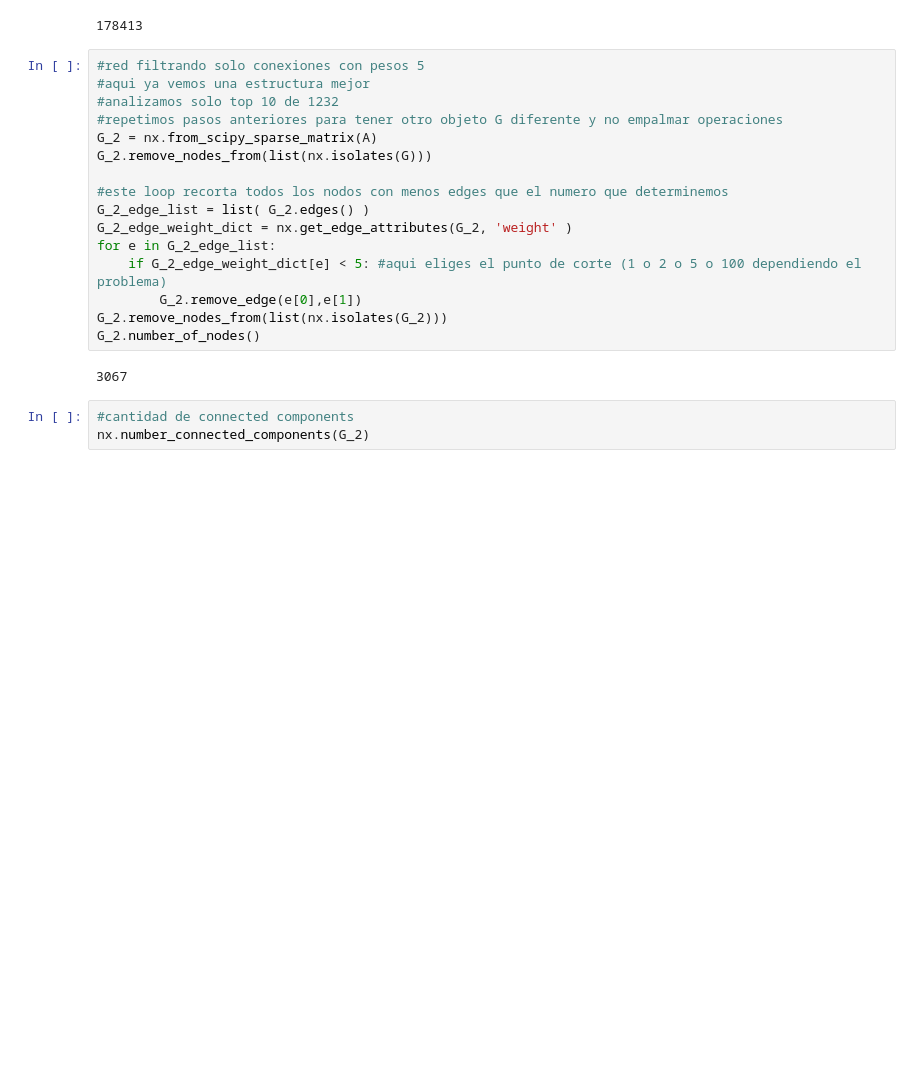
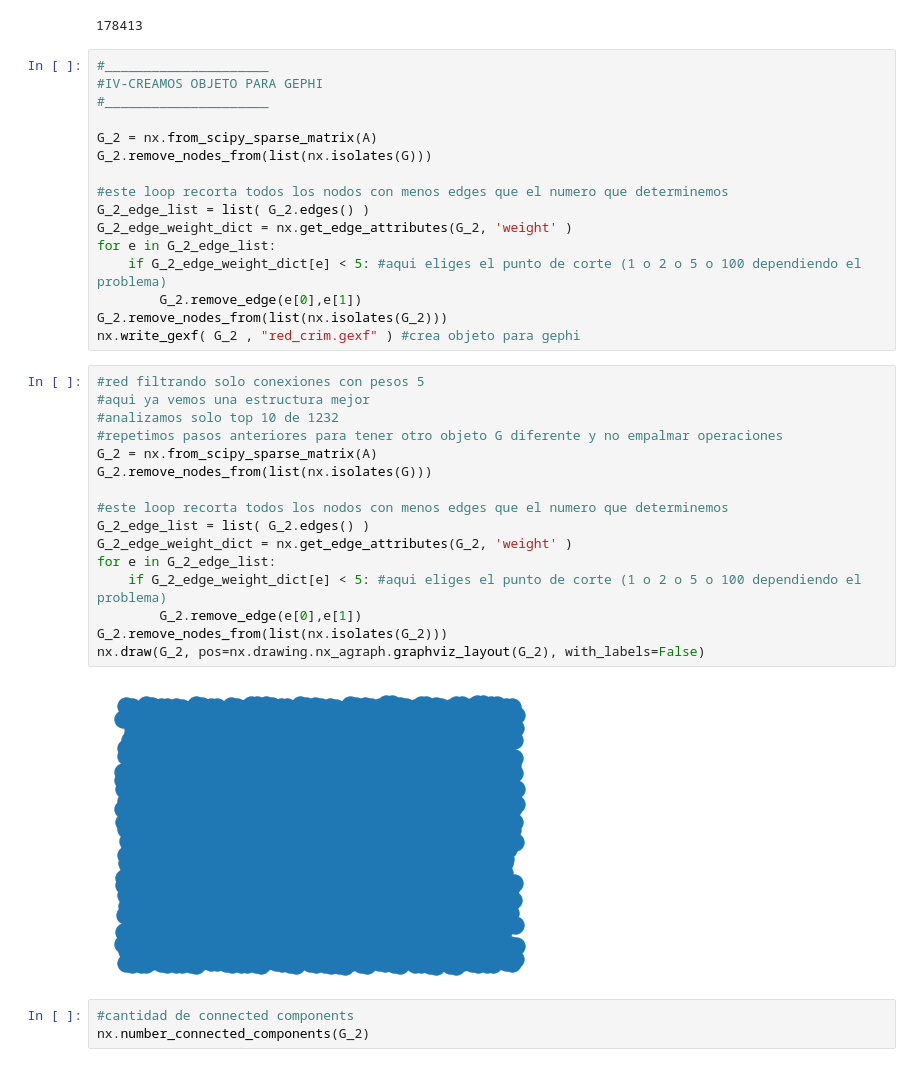
Before and after one commit to santibatte/criminal_communities, a Jupyter notebook: adj_matrix/script_base.ipynb, the cells around one changed output. Cells and saved outputs as stored; diff of their text form; blank space fills up the shorter version.

Commit message:
agregué codigo para generar archivo compatible con gephi

```diff
--- a/adj_matrix/script_base.ipynb
+++ b/adj_matrix/script_base.ipynb
@@ -115,24 +120,40 @@ G.number_of_nodes()#cantidad de nodos
 G.number_of_edges()#cantidad de edges
 # %% [output]
 178413
+# %%
+#_____________________
+#IV-CREAMOS OBJETO PARA GEPHI
+#_____________________
+
+G_2 = nx.from_scipy_sparse_matrix(A)
+G_2.remove_nodes_from(list(nx.isolates(G)))
+
+#este loop recorta todos los nodos con menos edges que el numero que determinemos
+G_2_edge_list = list( G_2.edges() )
+G_2_edge_weight_dict = nx.get_edge_attributes(G_2, 'weight' )
+for e in G_2_edge_list:
+    if G_2_edge_weight_dict[e] < 5: #aqui eliges el punto de corte (1 o 2 o 5 o 100 dependiendo el problema)
+        G_2.remove_edge(e[0],e[1])
+G_2.remove_nodes_from(list(nx.isolates(G_2)))
+nx.write_gexf( G_2 , "red_crim.gexf" ) #crea objeto para gephi
 # %%
 #red filtrando solo conexiones con pesos 5
 #aqui ya vemos una estructura mejor
 #analizamos solo top 10 de 1232
 #repetimos pasos anteriores para tener otro objeto G diferente y no empalmar operaciones
 G_2 = nx.from_scipy_sparse_matrix(A)
 G_2.remove_nodes_from(list(nx.isolates(G)))
 
 #este loop recorta todos los nodos con menos edges que el numero que determinemos
 G_2_edge_list = list( G_2.edges() )
 G_2_edge_weight_dict = nx.get_edge_attributes(G_2, 'weight' )
 for e in G_2_edge_list:
     if G_2_edge_weight_dict[e] < 5: #aqui eliges el punto de corte (1 o 2 o 5 o 100 dependiendo el problema)
         G_2.remove_edge(e[0],e[1])
 G_2.remove_nodes_from(list(nx.isolates(G_2)))
-G_2.number_of_nodes()
+nx.draw(G_2, pos=nx.drawing.nx_agraph.graphviz_layout(G_2), with_labels=False)
 # %% [output]
-3067
+[figure, added]
 # %%
 #cantidad de connected components
 nx.number_connected_components(G_2)
```
Also changed, not shown: parts of 3 cells of this notebook.
